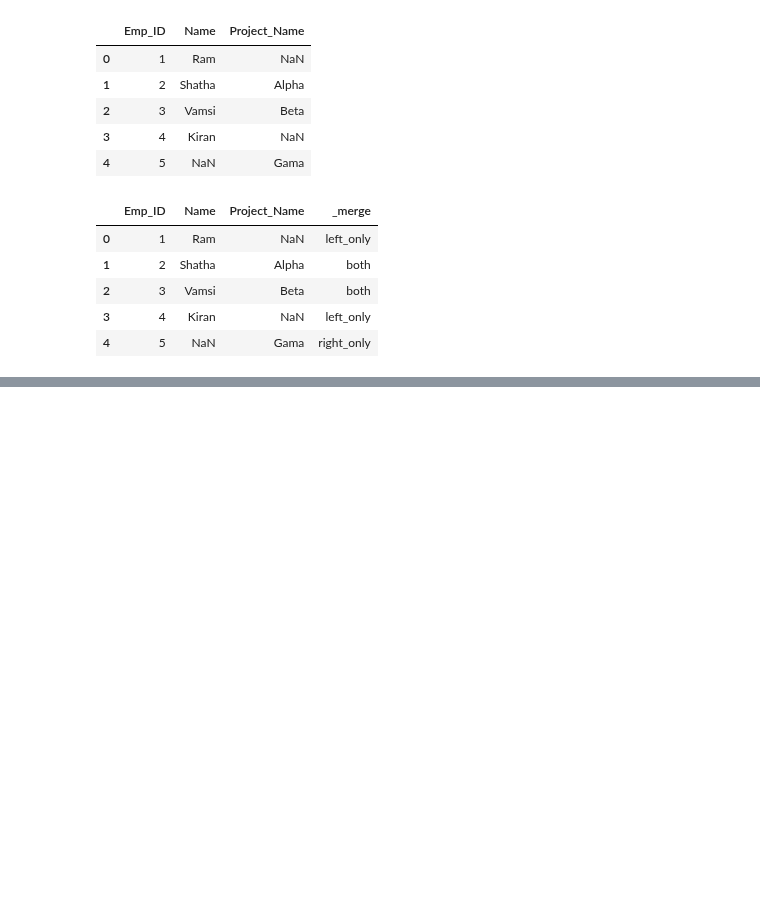
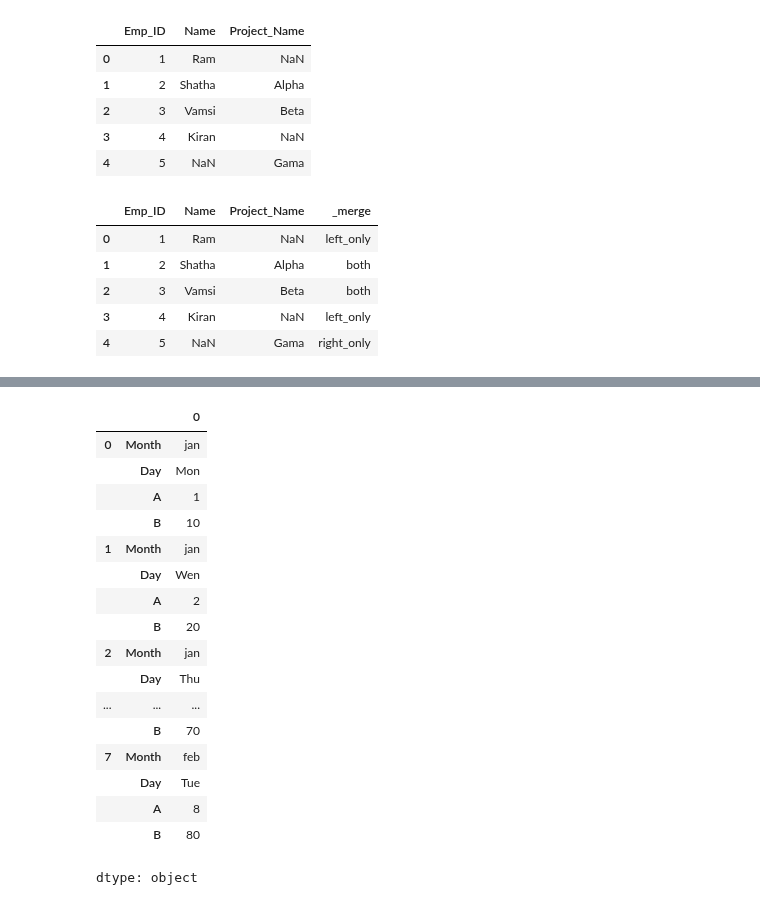
Before and after one commit to ramnagella/Demo, a Jupyter notebook: DA_Day8.ipynb, the cells around one changed output, grey strips where cells are left out. Drawn from its saved outputs; the diff is of its cells as text; code cells hidden in the pictures; blank space fills up the shorter version.

```diff
--- a/DA_Day8.ipynb
+++ b/DA_Day8.ipynb
@@ -144,0 +205,10 @@ pd.merge(Employees,Projects,on='Emp_ID',how='outer',indicator=True)
+# %%
+import pandas as pd
+import numpy as np
+df10=pd.DataFrame({
+    'Month':['jan','jan','jan','mar','mar','mar','dec','feb'],
+    'Day':['Mon','Wen','Thu','Mon','Wen','Thu','Mon','Tue'],
+    'A':[1,2,3,4,5,6,7,8],
+    'B':[10,20,30,40,50,60,70,80]
+})
+df10
@@ -144,0 +225,21 @@ pd.merge(Employees,Projects,on='Emp_ID',how='outer',indicator=True)
+# %%
+df10.stack()
+# %% [output]
+|  |  | 0 |
+| 0 | Month | jan |
+|  | Day | Mon |
+|  | A | 1 |
+|  | B | 10 |
+| 1 | Month | jan |
+|  | Day | Wen |
+|  | A | 2 |
+|  | B | 20 |
+| 2 | Month | jan |
+|  | Day | Thu |
+| ... | ... | ... |
+|  | B | 70 |
+| 7 | Month | feb |
+|  | Day | Tue |
+|  | A | 8 |
+|  | B | 80 |
+dtype: object
```
Also changed, not shown: parts of 7 cells of this notebook.
